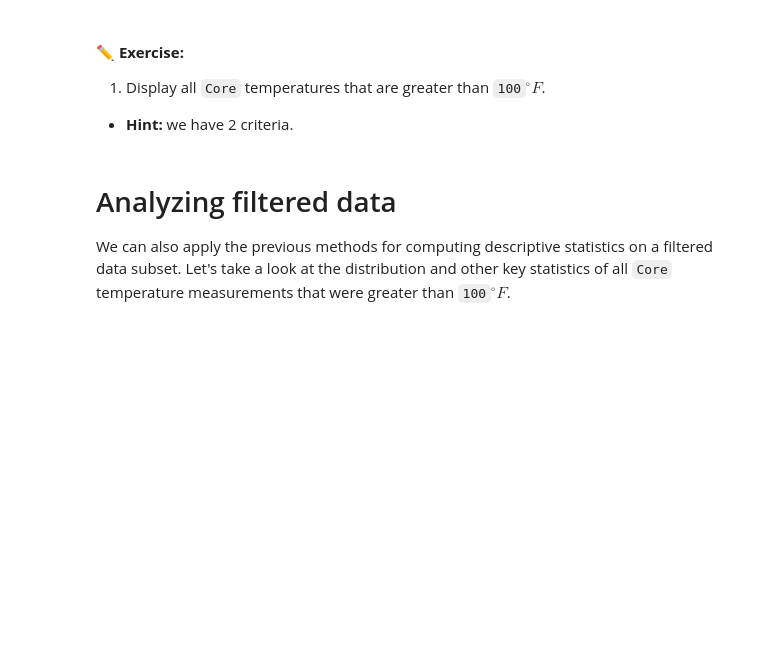
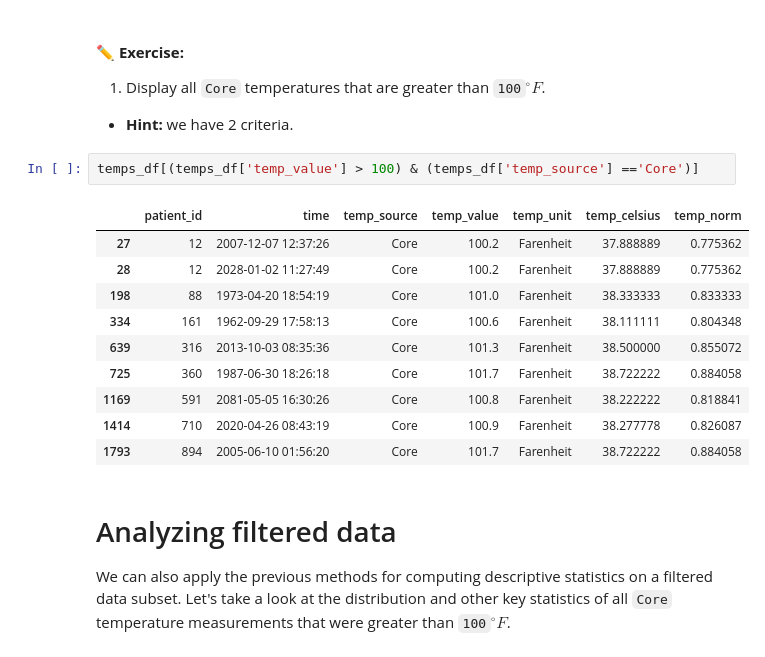
Before and after one commit to ndadisman/bme3053c, a Jupyter notebook: lessons-solved/04_Pandas.ipynb, the cells around one changed output. Drawn from its saved outputs; the diff is of its cells as text; blank space fills up the shorter version.

```diff
--- a/lessons-solved/04_Pandas.ipynb
+++ b/lessons-solved/04_Pandas.ipynb
@@ -394,6 +485,19 @@ temps_df[(temps_df['temp_value'] >= 99) & (temps_df['temp_value'] <= 100)]
 1. Display all `Core` temperatures that are greater than `100`$^{\circ} F$.
 
 * **Hint:** we have 2 criteria.
+# %%
+temps_df[(temps_df['temp_value'] > 100) & (temps_df['temp_source'] =='Core')]
+# %% [output]
+|  | patient_id | time | temp_source | temp_value | temp_unit | temp_celsius | temp_norm |
+| 27 | 12 | 2007-12-07 12:37:26 | Core | 100.2 | Farenheit | 37.888889 | 0.775362 |
+| 28 | 12 | 2028-01-02 11:27:49 | Core | 100.2 | Farenheit | 37.888889 | 0.775362 |
+| 198 | 88 | 1973-04-20 18:54:19 | Core | 101.0 | Farenheit | 38.333333 | 0.833333 |
+| 334 | 161 | 1962-09-29 17:58:13 | Core | 100.6 | Farenheit | 38.111111 | 0.804348 |
+| 639 | 316 | 2013-10-03 08:35:36 | Core | 101.3 | Farenheit | 38.500000 | 0.855072 |
+| 725 | 360 | 1987-06-30 18:26:18 | Core | 101.7 | Farenheit | 38.722222 | 0.884058 |
+| 1169 | 591 | 2081-05-05 16:30:26 | Core | 100.8 | Farenheit | 38.222222 | 0.818841 |
+| 1414 | 710 | 2020-04-26 08:43:19 | Core | 100.9 | Farenheit | 38.277778 | 0.826087 |
+| 1793 | 894 | 2005-06-10 01:56:20 | Core | 101.7 | Farenheit | 38.722222 | 0.884058 |
 # %% [markdown]
 # Analyzing filtered data
 We can also apply the previous methods for computing descriptive statistics on a filtered data subset. Let's take a look at the distribution and other key statistics of all `Core` temperature measurements that were greater than `100`$^{\circ} F$.
```
Also changed, not shown: parts of 13 cells of this notebook.
